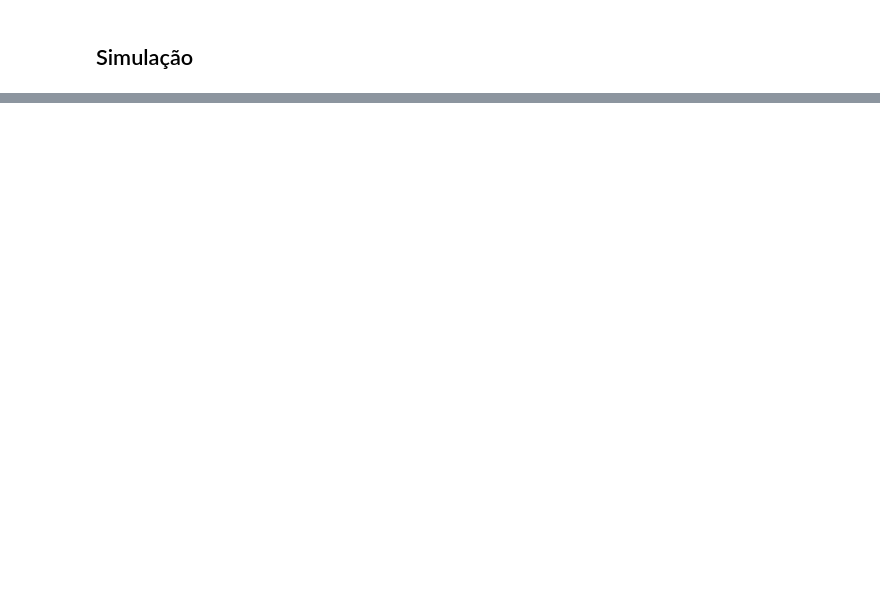
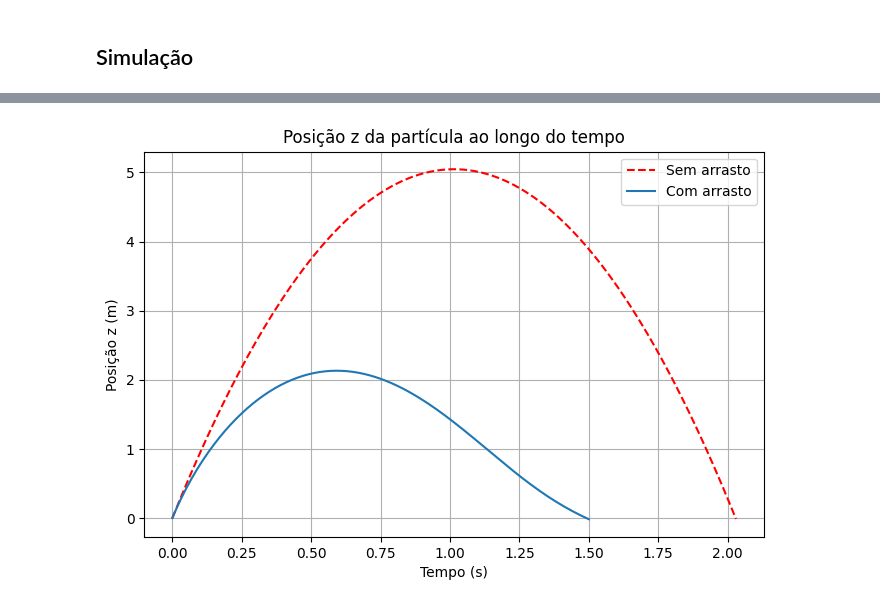
Before and after one commit to Lucas-GBP/mecanica-geral, a Jupyter notebook: src/firstProject.ipynb, the cells around one changed output, grey strips where cells are left out. Drawn from its saved outputs; the diff is of its cells as text; code cells hidden in the pictures; blank space fills up the shorter version.

Commit message:
força de arrasto e simulação de lançamento

```diff
--- a/src/firstProject.ipynb
+++ b/src/firstProject.ipynb
@@ -16,7 +17,9 @@ Hello, world!
 ## Calculo de Vetores
 # %%
 class Vec3:
-    __slots__ = ("x", "y", "z")
+    x: float
+    y: float
+    z: float
 
     def __init__(self, x: float, y: float, z: float) -> None:
         self.x = x
@@ -101,6 +104,10 @@ def sum_vec3(vectors: Iterable[Vec3]) -> Vec3:
     for v in vectors:
         result += v
     return result
+
+VEC_I = Vec3(1.0, 0.0, 0.0)
+VEC_J = Vec3(0.0, 1.0, 0.0)
+VEC_K = Vec3(0.0, 0.0, 1.0)
 # %% [markdown]
 ## Conceito de uma particula
 # %%
@@ -125,7 +133,6 @@ class Particle:
 # %%
-GRAVITATIONAL_ACCELERATION = 9.81
-
-def gravitational_force(particle: Particle) -> Vec3:
-    return Vec3(0.0, 0.0, -particle.mass * GRAVITATIONAL_ACCELERATION)
+def gravitational_force(particle: Particle, a:float) -> Vec3:
+    magnitude = -particle.mass * a
+    return VEC_K * magnitude
 # %% [markdown]
 ### Força de arrasto
@@ -182,0 +158,51 @@ Particle(mass=1.0, position=Vec3(0.0, 0.0, 0.9460449999999999), velocity=Vec3(0.
+# %%
+## Parâmetros de simulação
+TIME_STEP = 0.01                    # [s]
+## Força Gravitacional
+GRAVITATIONAL_ACCELERATION = 9.81   # [m/s^2]
+## Força de arrasto
+BETA_O = 4.0                        #
+GAMMA_O = 0.05                      #
+R_BETA = 2.0                        #
+R_GAMMA = 1.0                       #
+H = 1.0                             # [m]
+
+
+def simulate_until_ground(with_drag=True):
+    particle = Particle(mass=1.0, position=Vec3(0.0, 0.0, 0.0), velocity=Vec3(0.0, 0.0, 10.0))
+    z_positions = [particle.position.z]
+    times = [0.0]
+    t = 0.0
+    while particle.position.z >= 0:
+        if with_drag:
+            forces = [
+                gravitational_force(particle, a=GRAVITATIONAL_ACCELERATION),
+                drag_force(particle, beta_o=BETA_O, gamma_o=GAMMA_O, r_beta=R_BETA, r_gamma=R_GAMMA, h=H)
+            ]
+        else:
+            forces = [
+                gravitational_force(particle, a=GRAVITATIONAL_ACCELERATION)
+            ]
+        particle.update_velocity(forces, TIME_STEP)
+        particle.update_position(TIME_STEP)
+        t += TIME_STEP
+        z_positions.append(particle.position.z)
+        times.append(t)
+        if len(times) > 1000000:  # safety break for infinite loop
+            break
+    return times, z_positions
+
+times_drag, z_drag = simulate_until_ground(with_drag=True)
+times_no_drag, z_no_drag = simulate_until_ground(with_drag=False)
+
+plt.figure(figsize=(8,5))
+plt.plot(times_no_drag, z_no_drag, 'r--', label='Sem arrasto')
+plt.plot(times_drag, z_drag, label='Com arrasto')
+plt.xlabel('Tempo (s)')
+plt.ylabel('Posição z (m)')
+plt.title('Posição z da partícula ao longo do tempo')
+plt.legend()
+plt.grid(True)
+plt.show()
+# %% [output]
+[figure, added]
```
Also changed, not shown: parts of 5 cells of this notebook.
